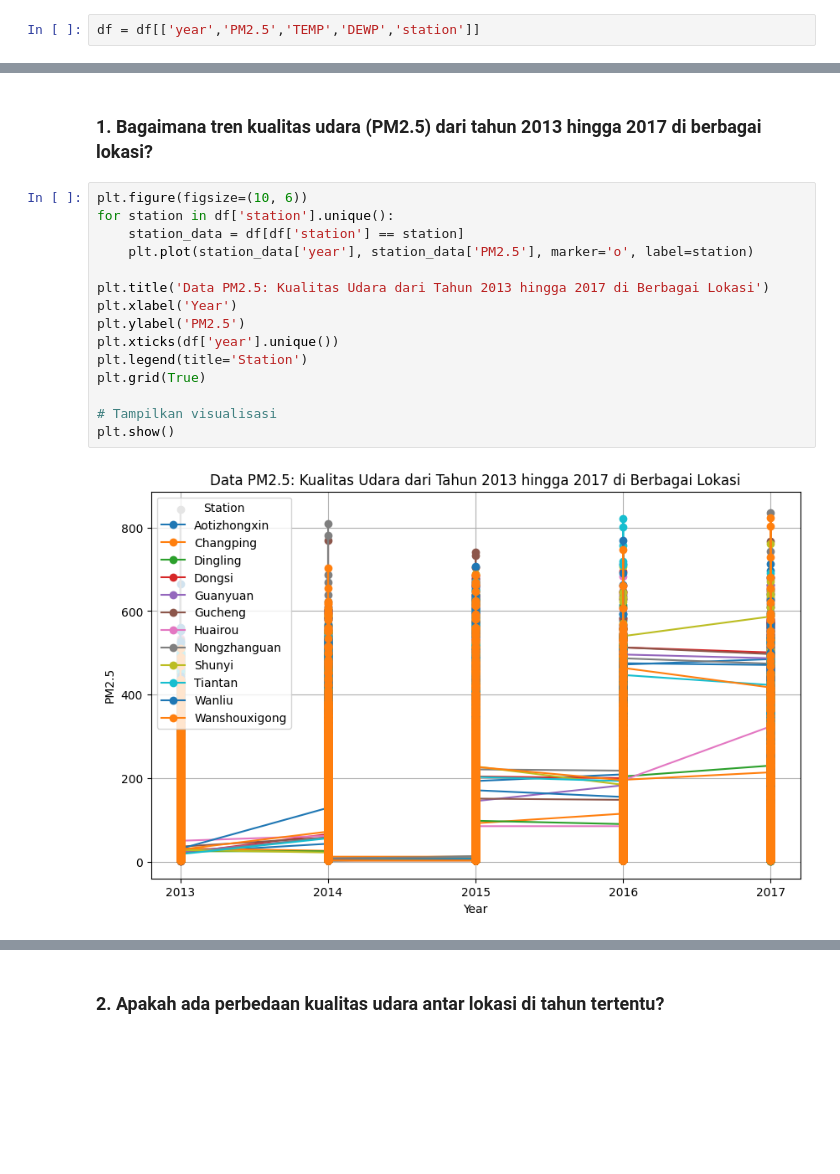
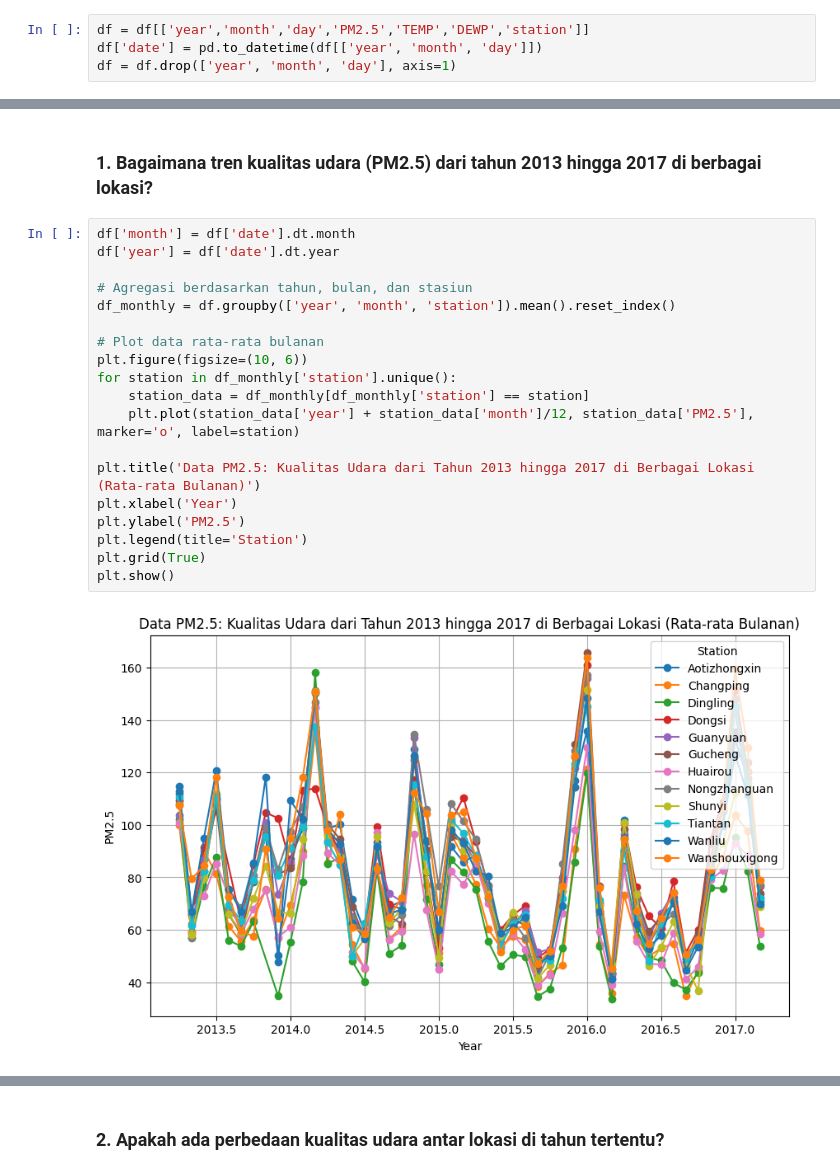
Before and after one commit to Masdarul/Kualitas-udara, a Jupyter notebook: notebook.ipynb, the cells around one changed output, grey strips where cells are left out. Cells and saved outputs as stored; diff of their text form; blank space fills up the shorter version.

```diff
--- a/notebook.ipynb
+++ b/notebook.ipynb
@@ -149,7 +149,9 @@ dtype: int64
 # %% [markdown]
 Pada tahap ini, dipilih atribut-atribut yang relevan sesuai dengan kebutuhan dan pertanyaan yang telah disebutkan sebelumnya.
 # %%
-df = df[['year','PM2.5','TEMP','DEWP','station']]
+df = df[['year','month','day','PM2.5','TEMP','DEWP','station']]
+df['date'] = pd.to_datetime(df[['year', 'month', 'day']])
+df = df.drop(['year', 'month', 'day'], axis=1)
 # %% [markdown]
 Pada tahap ini, dilakukan penggantian nama atribut. Atribut `DEWP`, yang mungkin membingungkan bagi beberapa orang, diganti menjadi `Relative_Humidity` untuk memastikan pemahaman yang lebih baik mengenai fungsi atribut tersebut.
 # %%
@@ -198,20 +207,24 @@ df.groupby("station").mean(numeric_only=True)
 # %% [markdown]
 ### **1.    Bagaimana tren kualitas udara (PM2.5) dari tahun 2013 hingga 2017 di berbagai lokasi?**
 # %%
+df['month'] = df['date'].dt.month
+df['year'] = df['date'].dt.year
+
+# Agregasi berdasarkan tahun, bulan, dan stasiun
+df_monthly = df.groupby(['year', 'month', 'station']).mean().reset_index()
+
+# Plot data rata-rata bulanan
 plt.figure(figsize=(10, 6))
-for station in df['station'].unique():
-    station_data = df[df['station'] == station]
-    plt.plot(station_data['year'], station_data['PM2.5'], marker='o', label=station)
+for station in df_monthly['station'].unique():
+    station_data = df_monthly[df_monthly['station'] == station]
+    plt.plot(station_data['year'] + station_data['month']/12, station_data['PM2.5'], marker='o', label=station)
 
-plt.title('Data PM2.5: Kualitas Udara dari Tahun 2013 hingga 2017 di Berbagai Lokasi')
+plt.title('Data PM2.5: Kualitas Udara dari Tahun 2013 hingga 2017 di Berbagai Lokasi (Rata-rata Bulanan)')
 plt.xlabel('Year')
 plt.ylabel('PM2.5')
-plt.xticks(df['year'].unique())
 plt.legend(title='Station')
 plt.grid(True)
-
-# Tampilkan visualisasi
 plt.show()
 # %% [output]
-[figure, old version]
+[figure, new version]
 # %% [markdown]
```
Also changed, not shown: parts of 5 cells of this notebook, 3 other files.
